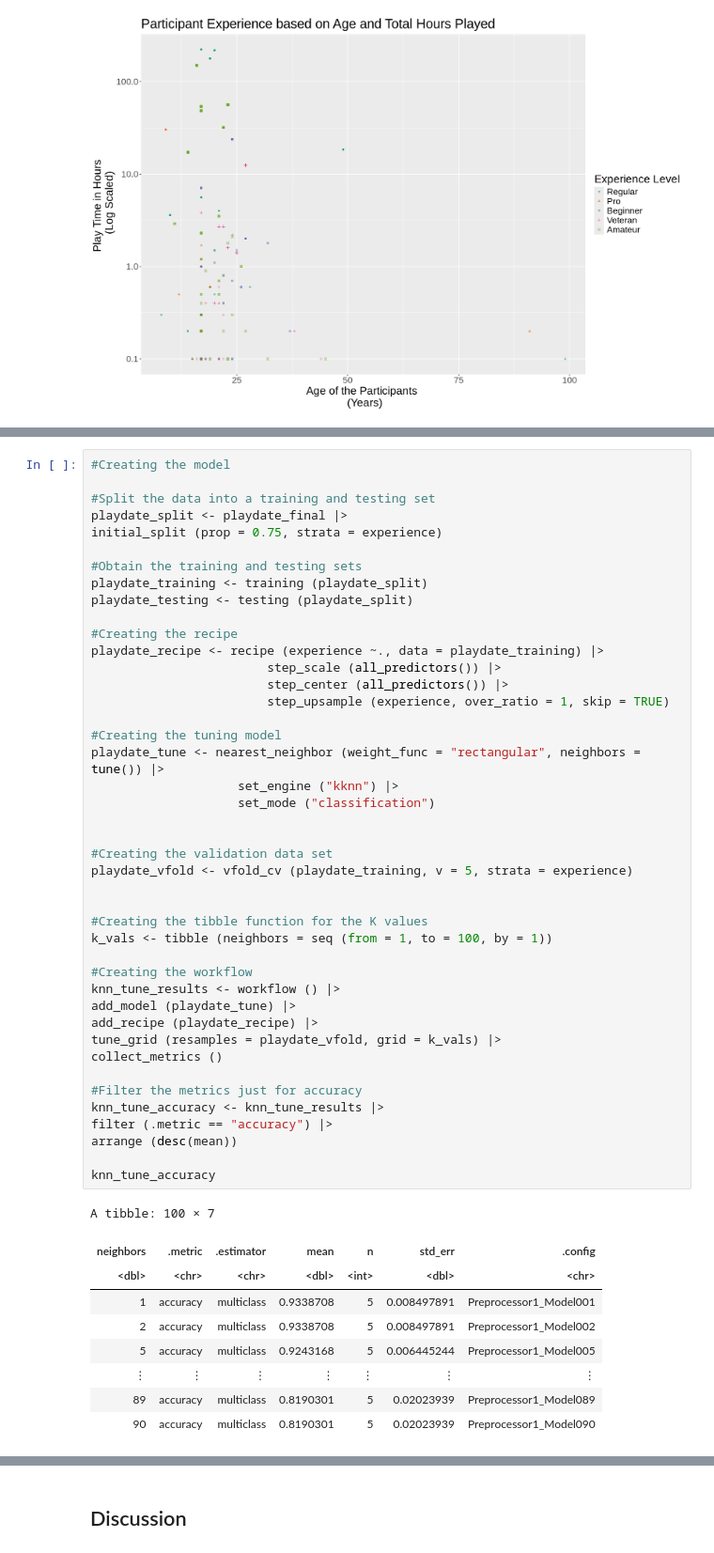
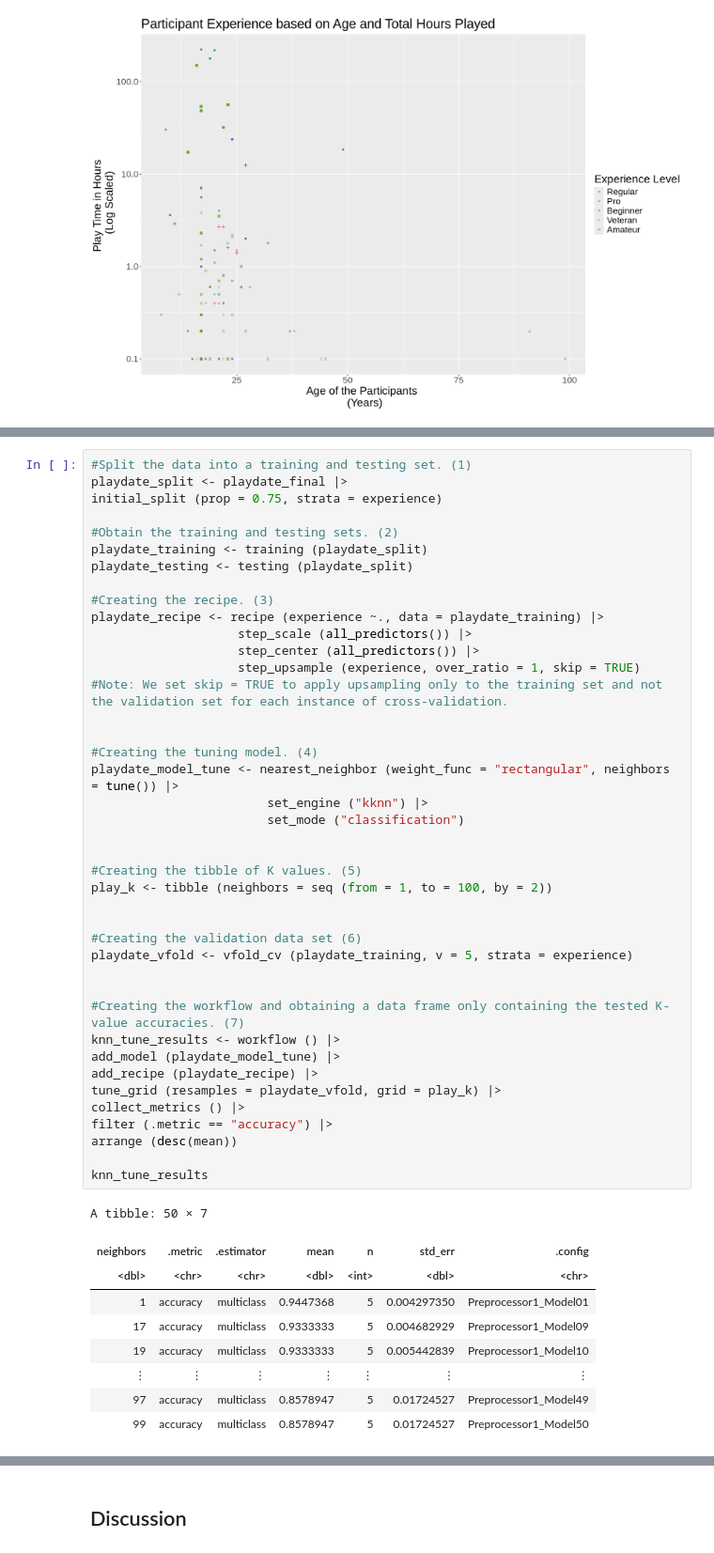
Before and after one commit to EtanSun/DSCI_100_Project, a Jupyter notebook: project.ipynb, the cells around one changed output, grey strips where cells are left out. Shown at 94% size. Saved outputs shown, nothing was run; the diff lists cells and outputs as text.

Commit message:
Methods and Results

```diff
--- a/project.ipynb
+++ b/project.ipynb
@@ -230,53 +247,51 @@ A tibble: 5 × 2
 # %%
-#Creating the model
-
-#Split the data into a training and testing set
+#Split the data into a training and testing set. (1)
 playdate_split <- playdate_final |>
 initial_split (prop = 0.75, strata = experience)
 
-#Obtain the training and testing sets
+#Obtain the training and testing sets. (2)
 playdate_training <- training (playdate_split)
 playdate_testing <- testing (playdate_split)
 
-#Creating the recipe
+#Creating the recipe. (3)
 playdate_recipe <- recipe (experience ~., data = playdate_training) |>
-                        step_scale (all_predictors()) |>
-                        step_center (all_predictors()) |>
-                        step_upsample (experience, over_ratio = 1, skip = TRUE)
-
-#Creating the tuning model
-playdate_tune <- nearest_neighbor (weight_func = "rectangular", neighbors = tune()) |>
-                    set_engine ("kknn") |>
-                    set_mode ("classification")
+                    step_scale (all_predictors()) |>
+                    step_center (all_predictors()) |>
+                    step_upsample (experience, over_ratio = 1, skip = TRUE)
+#Note: We set skip = TRUE to apply upsampling only to the training set and not the validation set for each instance of cross-validation.
 
 
-#Creating the validation data set
+#Creating the tuning model. (4)
+playdate_model_tune <- nearest_neighbor (weight_func = "rectangular", neighbors = tune()) |>
+                        set_engine ("kknn") |>
+                        set_mode ("classification")
+
+
+#Creating the tibble of K values. (5)
+play_k <- tibble (neighbors = seq (from = 1, to = 100, by = 2))
+
+
+#Creating the validation data set (6)
 playdate_vfold <- vfold_cv (playdate_training, v = 5, strata = experience)
 
 
-#Creating the tibble function for the K values
-k_vals <- tibble (neighbors = seq (from = 1, to = 100, by = 1))
-
-#Creating the workflow
+#Creating the workflow and obtaining a data frame only containing the tested K-value accuracies. (7)
 knn_tune_results <- workflow () |>
-add_model (playdate_tune) |>
+add_model (playdate_model_tune) |>
 add_recipe (playdate_recipe) |>
-tune_grid (resamples = playdate_vfold, grid = k_vals) |>
-collect_metrics ()
-
-#Filter the metrics just for accuracy
-knn_tune_accuracy <- knn_tune_results |>
+tune_grid (resamples = playdate_vfold, grid = play_k) |>
+collect_metrics () |>
 filter (.metric == "accuracy") |>
 arrange (desc(mean))
 
-knn_tune_accuracy
+knn_tune_results
 # %% [output]
-A tibble: 100 × 7
+A tibble: 50 × 7
 | neighbors | .metric | .estimator | mean | n | std_err | .config |
 | <dbl> | <chr> | <chr> | <dbl> | <int> | <dbl> | <chr> |
-| 1 | accuracy | multiclass | 0.9338708 | 5 | 0.008497891 | Preprocessor1_Model001 |
-| 2 | accuracy | multiclass | 0.9338708 | 5 | 0.008497891 | Preprocessor1_Model002 |
-| 5 | accuracy | multiclass | 0.9243168 | 5 | 0.006445244 | Preprocessor1_Model005 |
+| 1 | accuracy | multiclass | 0.9447368 | 5 | 0.004297350 | Preprocessor1_Model01 |
+| 17 | accuracy | multiclass | 0.9333333 | 5 | 0.004682929 | Preprocessor1_Model09 |
+| 19 | accuracy | multiclass | 0.9333333 | 5 | 0.005442839 | Preprocessor1_Model10 |
 | ⋮ | ⋮ | ⋮ | ⋮ | ⋮ | ⋮ | ⋮ |
-| 89 | accuracy | multiclass | 0.8190301 | 5 | 0.02023939 | Preprocessor1_Model089 |
-| 90 | accuracy | multiclass | 0.8190301 | 5 | 0.02023939 | Preprocessor1_Model090 |
+| 97 | accuracy | multiclass | 0.8578947 | 5 | 0.01724527 | Preprocessor1_Model49 |
+| 99 | accuracy | multiclass | 0.8578947 | 5 | 0.01724527 | Preprocessor1_Model50 |
```
Also changed, not shown: parts of 7 cells of this notebook.
